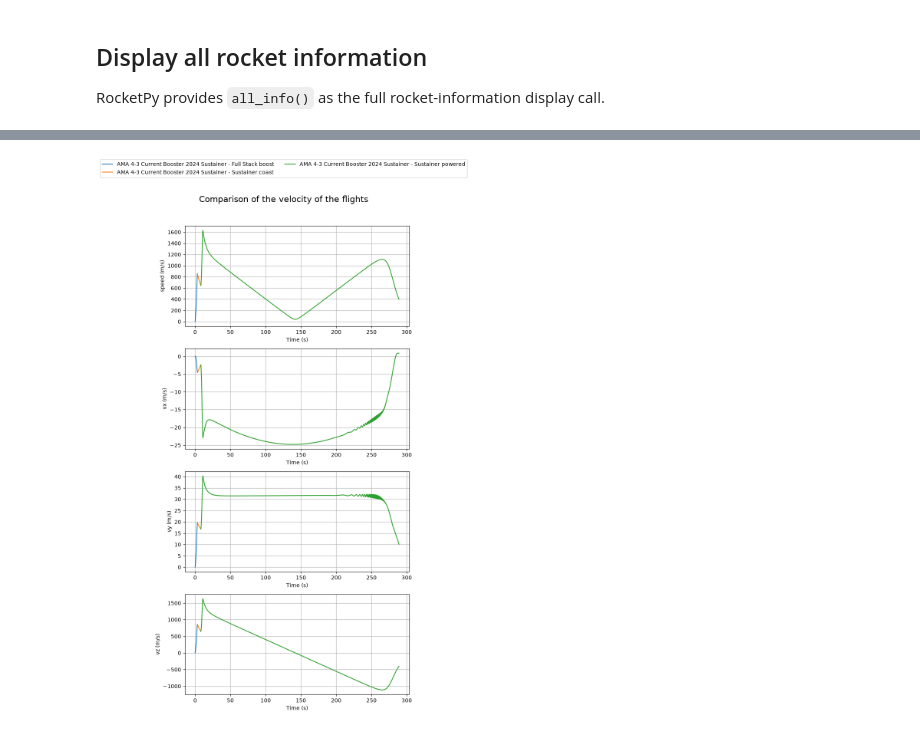
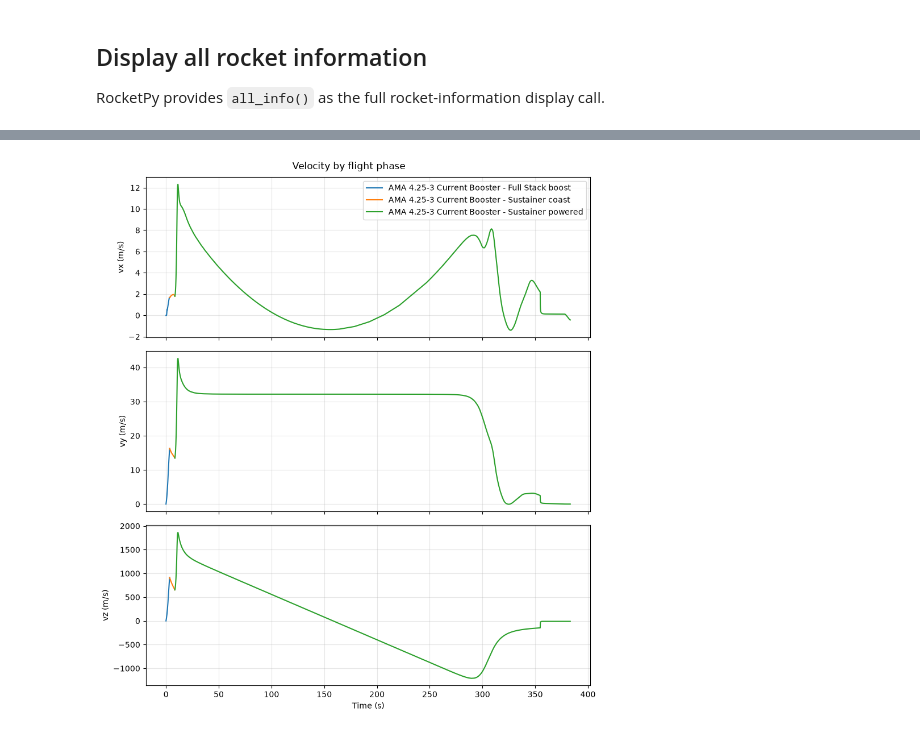
Before and after one commit to prs2026/farfromheaven, a Jupyter notebook: sims/rocketpy/singlesim.ipynb, the cells around one changed output, grey strips where cells are left out. Cells and saved outputs as stored; diff of their text form; code cells hidden in the pictures.

```diff
--- a/sims/rocketpy/singlesim.ipynb
+++ b/sims/rocketpy/singlesim.ipynb
@@ -91,7 +94,7 @@ Use the reusable `run_single_simulation` function imported from `simrunner.py`.
 
 Change `JSON_PATH` to any completed `rocketpy-cdx1` JSON. The supplied `test.json` still contains CDX1 placeholders, so strict loading intentionally lists the motor, inertia, drag, rail-button, and recovery data that must be added before a meaningful flight can run.
 # %%
-JSON_PATH = PROJECT_DIR / "./builtjsons/AMA 4-3 Current Booster 2024 Sustainer.json"
+JSON_PATH = PROJECT_DIR / "./builtjsons/ama4.25-3.json"
 
 rocket = load_rocket(
     JSON_PATH,
@@ -284,11 +287,76 @@ two_stage_solution = runfullstacksim(
 )
 
 
-flight_comparison = CompareFlights(list(runfullstacksim.last_flights))
+def unique_phase_history(flight):
+    """Return one phase history with strictly increasing timestamps."""
+    states = np.asarray(flight.solution, dtype=float)
+    if states.ndim != 2 or states.shape[1] < 7:
+        raise ValueError(f"{flight.name} has an invalid RocketPy solution")
+    finite_time = np.isfinite(states[:, 0])
+    states = states[finite_time]
+    _, first_indices = np.unique(states[:, 0], return_index=True)
+    states = states[np.sort(first_indices)]
+    if len(states) < 2 or np.any(np.diff(states[:, 0]) <= 0):
+        raise ValueError(f"{flight.name} does not have enough unique time samples")
+    return states
 
-print()
-flight_comparison.trajectories_3d()
-flight_comparison.positions()
-flight_comparison.velocities()
-flight_comparison.accelerations()
+
+phase_histories = [
+    (flight.name, unique_phase_history(flight))
+    for flight in runfullstacksim.last_flights
+]
+
+fig = plt.figure(figsize=(9, 7))
+axis_3d = fig.add_subplot(111, projection="3d")
+for phase_name, states in phase_histories:
+    axis_3d.plot(states[:, 1], states[:, 2], states[:, 3], label=phase_name)
+axis_3d.set_xlabel("East x (m)")
+axis_3d.set_ylabel("North y (m)")
+axis_3d.set_zlabel("Altitude z (m ASL)")
+axis_3d.set_title("Two-stage trajectory")
+axis_3d.legend()
+fig.tight_layout()
+plt.show()
+
+
+def plot_phase_components(title, values_by_phase, labels, units):
+    fig, axes = plt.subplots(3, 1, figsize=(9, 10), sharex=True)
+    for phase_name, time, values in values_by_phase:
+        for component_index, axis in enumerate(axes):
+            axis.plot(time, values[:, component_index], label=phase_name)
+    for axis, label in zip(axes, labels):
+        axis.set_ylabel(f"{label} ({units})")
+        axis.grid(alpha=0.3)
+    axes[-1].set_xlabel("Time (s)")
+    axes[0].legend()
+    fig.suptitle(title)
+    fig.tight_layout()
+    plt.show()
+
+
+position_series = [
+    (phase_name, states[:, 0], states[:, 1:4])
+    for phase_name, states in phase_histories
+]
+velocity_series = [
+    (phase_name, states[:, 0], states[:, 4:7])
+    for phase_name, states in phase_histories
+]
+acceleration_series = [
+    (
+        phase_name,
+        states[:, 0],
+        np.gradient(
+            states[:, 4:7],
+            states[:, 0],
+            axis=0,
+            edge_order=2 if len(states) > 2 else 1,
+        ),
+    )
+    for phase_name, states in phase_histories
+]
+
+plot_phase_components("Position by flight phase", position_series, ("x", "y", "z"), "m")
+plot_phase_components("Velocity by flight phase", velocity_series, ("vx", "vy", "vz"), "m/s")
+plot_phase_components("Acceleration by flight phase", acceleration_series, ("ax", "ay", "az"), "m/s²")
 # %% [output]
@@ -298 +366 @@ Sustainer ignition tilt: 1.51 degrees from vertical
-[figure, old version]
+[figure, new version]
```
Also changed, not shown: parts of 6 cells of this notebook, 12 other files.
